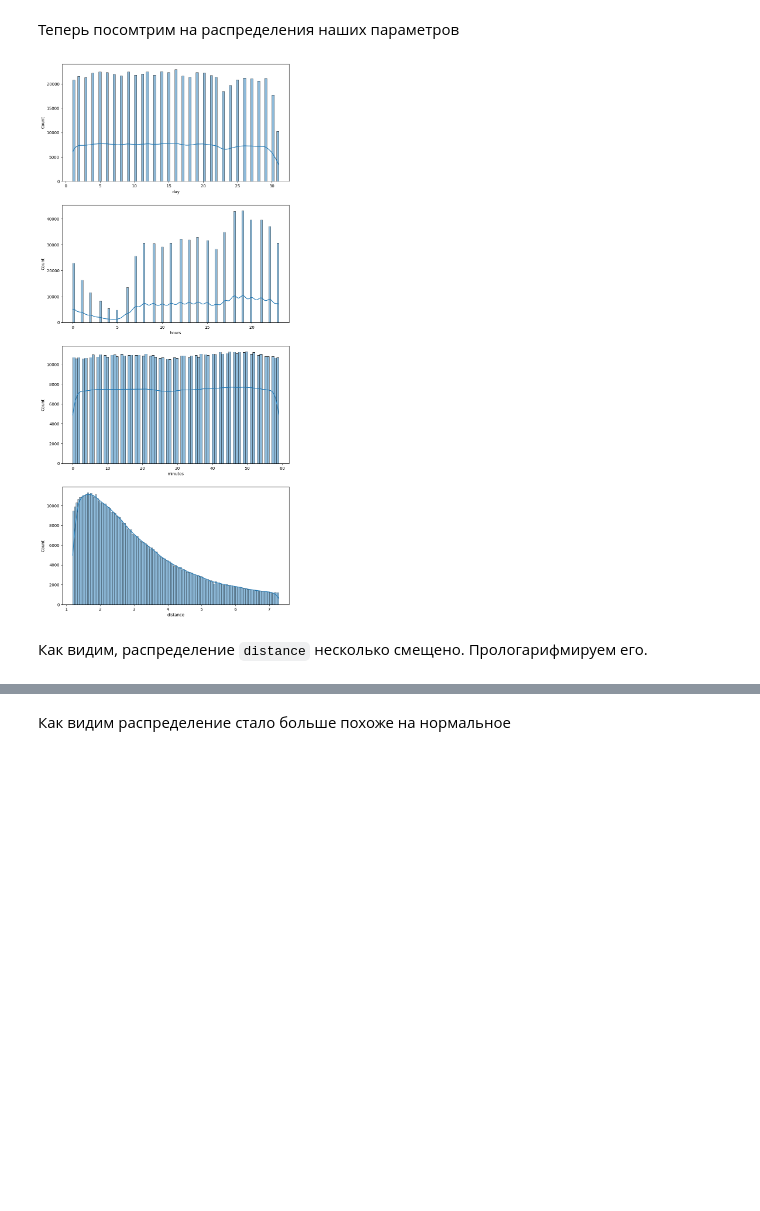
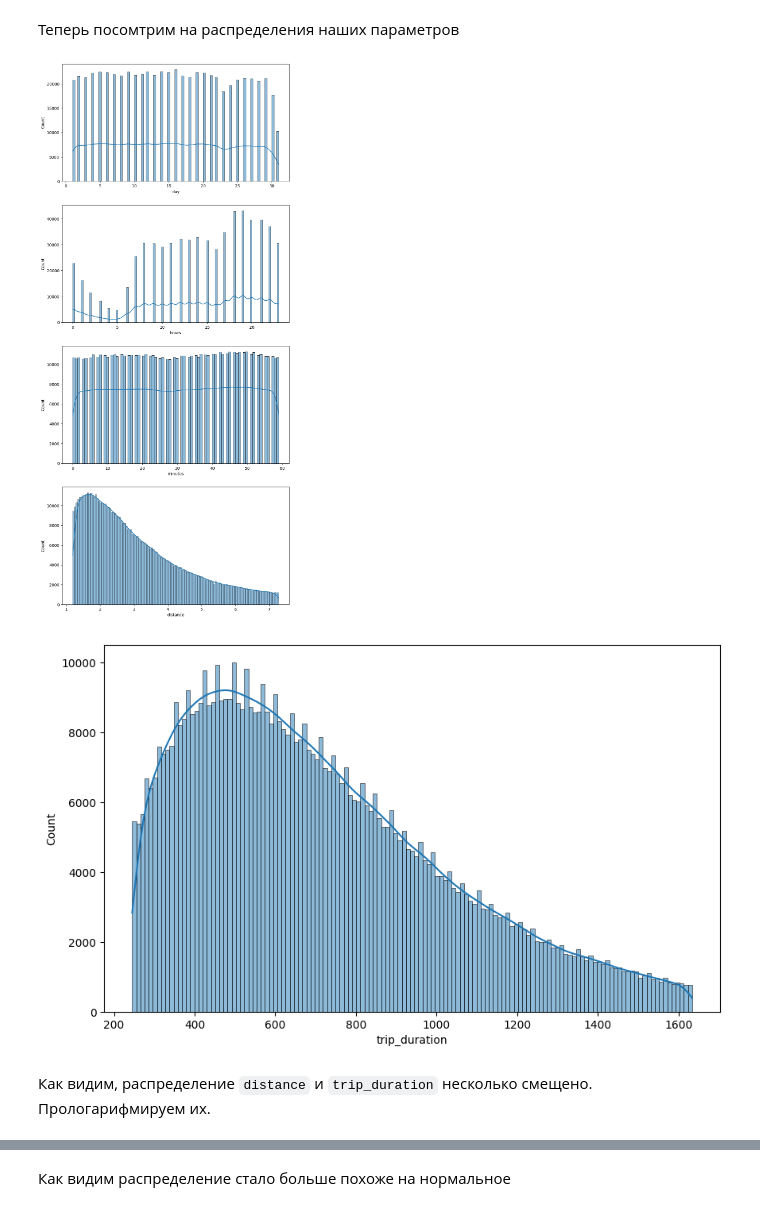
Before and after one commit to Demo13B/ML, a Jupyter notebook: LW2/Lab2.alt.ipynb, the cells around one changed output, grey strips where cells are left out. Saved outputs shown, nothing was run; the diff lists cells and outputs as text; code cells hidden in the pictures; blank space fills up the shorter version.

````diff
--- a/LW2/Lab2.alt.ipynb
+++ b/LW2/Lab2.alt.ipynb
@@ -193,9 +193,9 @@ def draw_pie(data: pd.DataFrame, columns: list[str]) -> None:
 def remove_outliers(data: pd.DataFrame, columns: list[str]) -> pd.DataFrame:
     for col in columns:
         Q1 = data[col].quantile(0.1)
-        Q99 = data[col].quantile(0.9)
+        Q2 = data[col].quantile(0.9)
 
-        outliers = data[(data[col] < Q1) | (data[col] > Q99)]
+        outliers = data[(data[col] < Q1) | (data[col] > Q2)]
 
         data = data.drop(outliers.index)
 
@@ -206,6 +206,8 @@ def remove_outliers(data: pd.DataFrame, columns: list[str]) -> pd.DataFrame:
 categorical_features = ['vendor_id', 'passenger_count', 'month', 'day_week']
 
 numeric_features = ['day', 'hours', 'minutes', 'distance']
+
+target = ['trip_duration']
 # %% [markdown]
 Проверим на наличие выбросов числовые признаки и таргет. Поскольку ```train_df1``` и ```train_df2``` различаются лишь в одном параметре и лишь незначительно, то рассмотрим только ```train_df1```
 # %%
@@ -266,10 +266,12 @@ draw_boxenplot(train_df1, ['trip_duration'])
 Теперь посомтрим на распределения наших параметров
 # %%
 draw_histplot(train_df1, numeric_features)
+draw_histplot(train_df1, target)
 # %% [output]
 [figure]
+[figure, added]
 # %% [markdown]
-Как видим, распределение ```distance``` несколько смещено. Прологарифмируем его.
+Как видим, распределение ```distance``` и ```trip_duration``` несколько смещено. Прологарифмируем их.
 # %%
 train_df1['distance'] = np.log1p(train_df1['distance'])
 train_df2['distance'] = np.log1p(train_df2['distance'])
````
Also changed, not shown: parts of 13 cells of this notebook.
